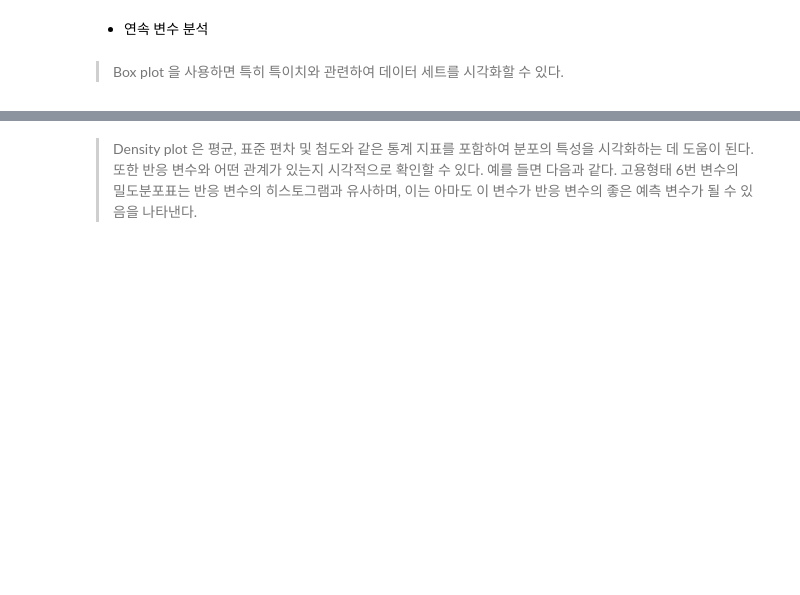
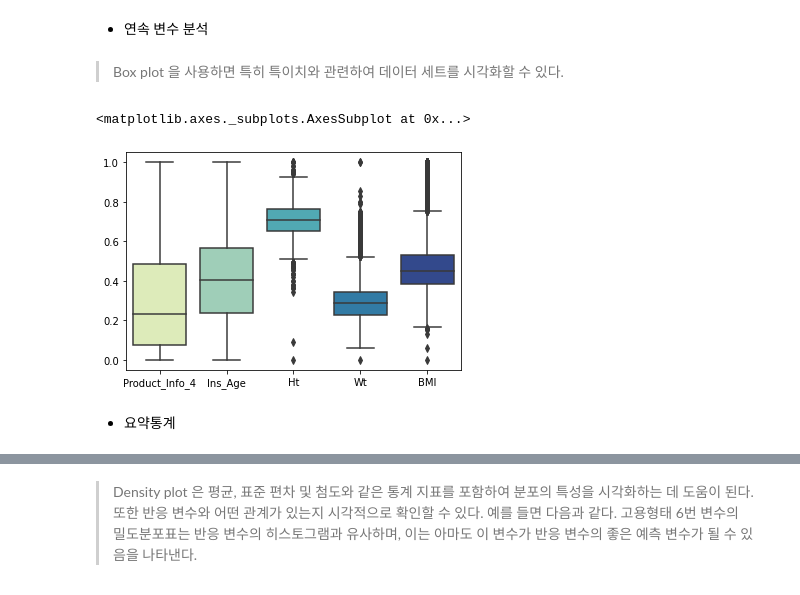
Before and after one commit to JisueKim/DataAnalyst, a Jupyter notebook: Predict/Prudential_Life_Insurance.ipynb, the cells around one changed output, grey strips where cells are left out. Cells and saved outputs as stored; diff of their text form; code cells hidden in the pictures; blank space fills up the shorter version.

```diff
--- a/Predict/Prudential_Life_Insurance.ipynb
+++ b/Predict/Prudential_Life_Insurance.ipynb
@@ -130 +155,8 @@ df
 > Box plot 을 사용하면 특히 특이치와 관련하여 데이터 세트를 시각화할 수 있다.
+# %%
+sns.boxplot(data = con, palette='YlGnBu')
+# %% [output]
+<matplotlib.axes._subplots.AxesSubplot at 0x...>
+[figure, added]
+# %% [markdown]
+* 요약통계
```
Also changed, not shown: parts of 20 cells of this notebook.
